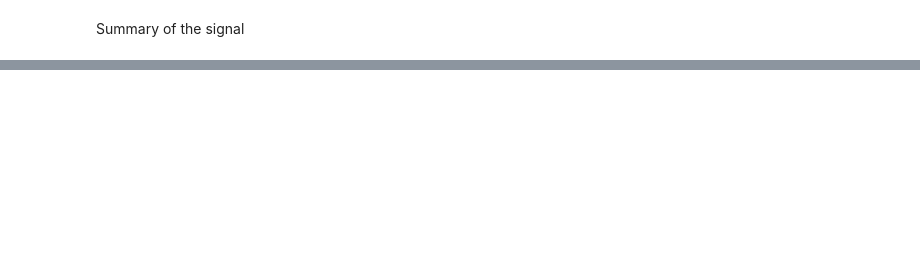
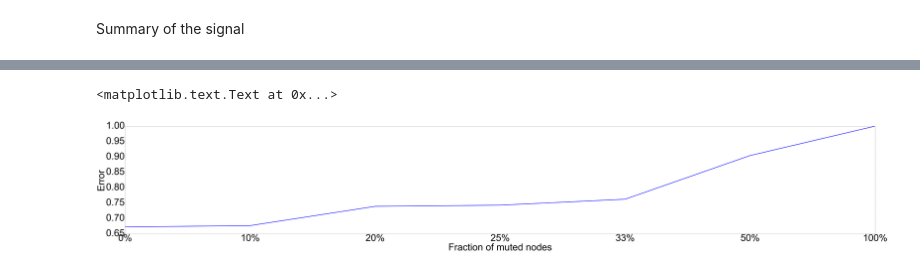
Before and after one commit to mizvol/WikiBrain, a Jupyter notebook: ipython/Memory experiments/Mute.ipynb, the cells around one changed output, grey strips where cells are left out. Cells and saved outputs as stored; diff of their text form; code cells hidden in the pictures; blank space fills up the shorter version.

```diff
--- a/ipython/Memory experiments/Mute.ipynb
+++ b/ipython/Memory experiments/Mute.ipynb
@@ -409,0 +464,8 @@ pl.show()
+# %%
+pl.plot([0.6721693121693122, 0.6764021164021164, 0.7390476190476191, 0.7428571428571429, 0.7623280423280423, 0.9043386243386243, 1.0], linewidth=5)
+pl.xticks([0,1,2,3,4,5,6], ['0%', '10%', '20%', '25%', '33%', '50%', '100%'])
+pl.ylabel('Error')
+pl.xlabel('Fraction of muted nodes')
+# %% [output]
+<matplotlib.text.Text at 0x...>
+[figure, added]
```
Also changed, not shown: parts of 28 cells of this notebook.
